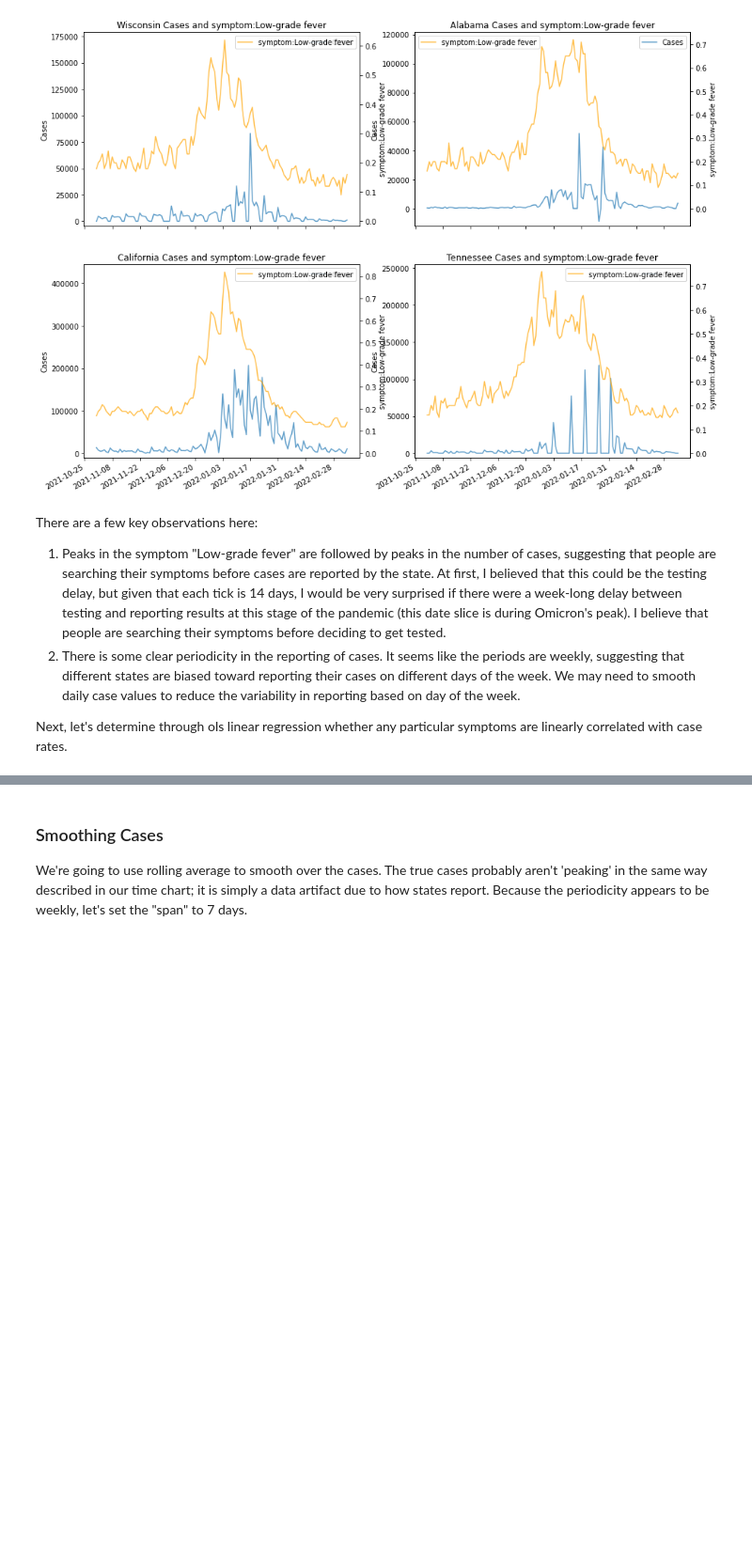
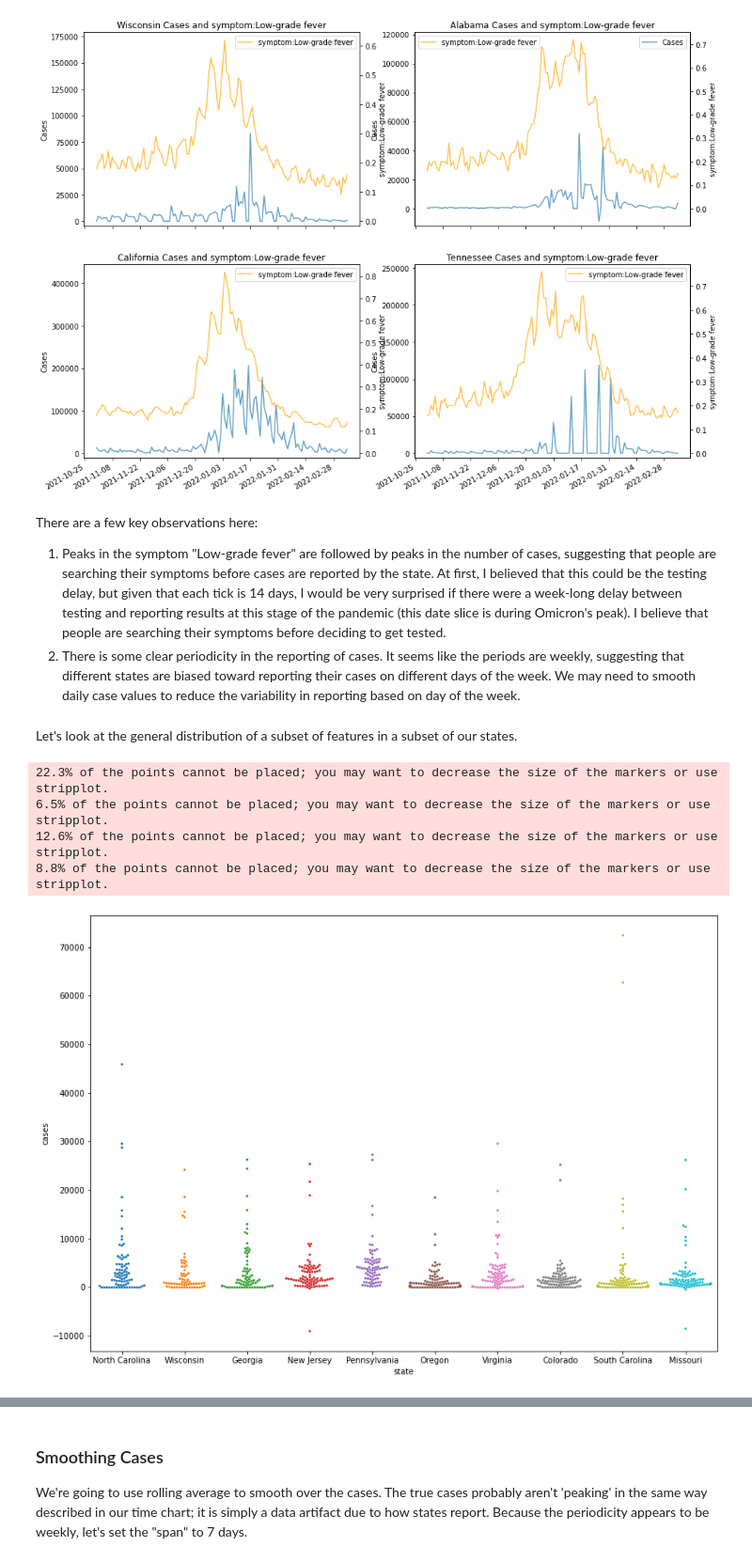
Before and after one commit to GaniPerez/COVID_Case_Prediction, a Jupyter notebook: DATA601_FinalProject_GP.ipynb, the cells around one changed output, grey strips where cells are left out. Shown at 94% size. Drawn from its saved outputs; the diff is of its cells as text; code cells hidden in the pictures; blank space fills up the shorter version.

Commit message:
added some EDA to DATA601_FinalProject

```diff
--- a/DATA601_FinalProject_GP.ipynb
+++ b/DATA601_FinalProject_GP.ipynb
@@ -396,5 +399,20 @@ This figure was using constrained_layout, but that is incompatible with subplots
 There are a few key observations here:
 1. Peaks in the symptom "Low-grade fever" are followed by peaks in the number of cases, suggesting that people are searching their symptoms before cases are reported by the state. At first, I believed that this could be the testing delay, but given that each tick is 14 days, I would be very surprised if there were a week-long delay between testing and reporting results at this stage of the pandemic (this date slice is during Omicron's peak). I believe that people are searching their symptoms before deciding to get tested.
 2. There is some clear periodicity in the reporting of cases. It seems like the periods are weekly, suggesting that different states are biased toward reporting their cases on different days of the week. We may need to smooth daily case values to reduce the variability in reporting based on day of the week.
-
-Next, let's determine through ols linear regression whether any particular symptoms are linearly correlated with case rates.
+# %% [markdown]
+Let's look at the general distribution of a subset of features in a subset of our states.
+# %%
+### subsetting features and states randomly
+test_df_cut2 = test_df_cut.copy()
+state_subset = random.sample(list(test_df_cut2['state'].unique()), 10)
+test_df_cut2 = test_df_cut2[test_df_cut2['state'].isin(state_subset)]
+test_df_cut2 = test_df_cut2.sample(frac=0.2)
+# %%
+fig, ax = plt.subplots(figsize=(14, 10))
+ax = sns.swarmplot(x = 'state', y = 'cases', data = test_df_cut2, ax = ax, size = 3)
+# %% [output]
+22.3% of the points cannot be placed; you may want to decrease the size of the markers or use stripplot.
+6.5% of the points cannot be placed; you may want to decrease the size of the markers or use stripplot.
+12.6% of the points cannot be placed; you may want to decrease the size of the markers or use stripplot.
+8.8% of the points cannot be placed; you may want to decrease the size of the markers or use stripplot.
+[figure, added]
```
Also changed, not shown: parts of 5 cells of this notebook.
